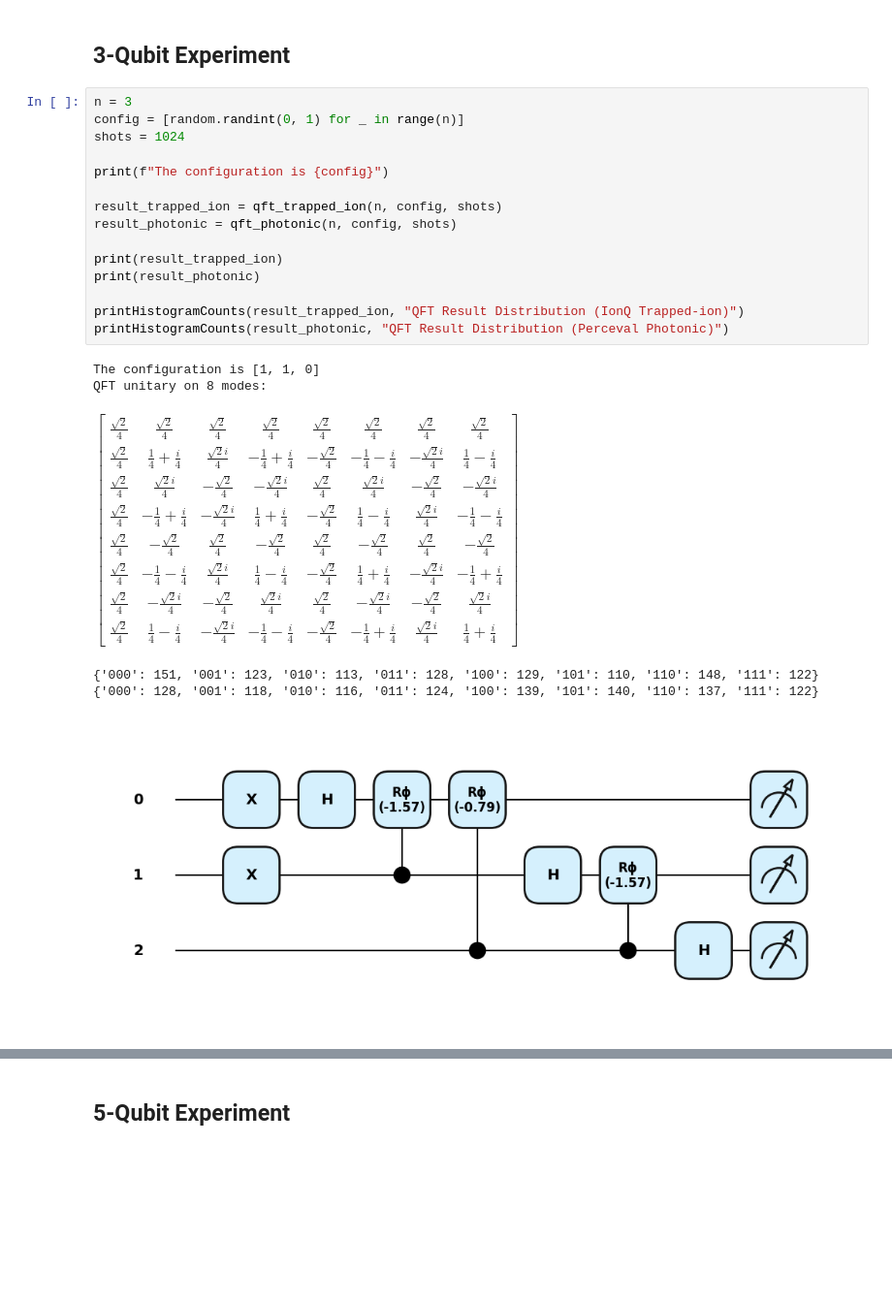
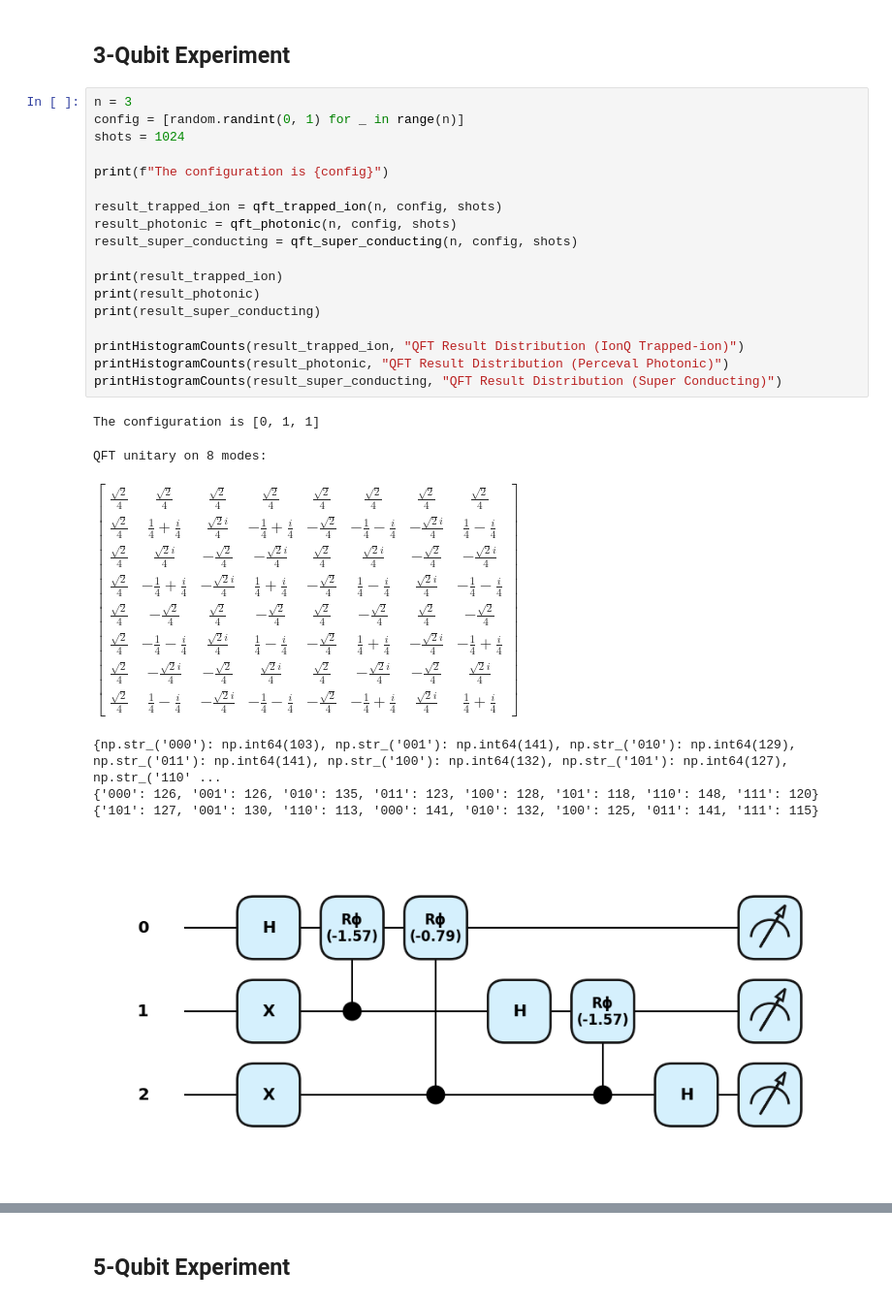
Before and after one commit to msoliviawatt/QFT-Cross-Verification, a Jupyter notebook: qft_verification.ipynb, the cells around one changed output, grey strips where cells are left out. Shown: that part at 97% size. Cells and saved outputs as stored; diff of their text form; blank space fills up the shorter version.

Commit message:
Add Superconducting QFT and update verification logic

```diff
--- a/qft_verification.ipynb
+++ b/qft_verification.ipynb
@@ -73,12 +74,15 @@ print(f"The configuration is {config}")
 
 result_trapped_ion = qft_trapped_ion(n, config, shots)
 result_photonic = qft_photonic(n, config, shots)
+result_super_conducting = qft_super_conducting(n, config, shots)
 
 print(result_trapped_ion)
 print(result_photonic)
+print(result_super_conducting)
 
 printHistogramCounts(result_trapped_ion, "QFT Result Distribution (IonQ Trapped-ion)")
 printHistogramCounts(result_photonic, "QFT Result Distribution (Perceval Photonic)")
+printHistogramCounts(result_super_conducting, "QFT Result Distribution (Super Conducting)")
 # %% [output]
-The configuration is [1, 1, 0]
-QFT unitary on 8 modes:
+The configuration is [0, 1, 1]
+QFT unitary on 8 modes:
@@ -86,3 +90,4 @@ $\displaystyle \left[\begin{matrix}\frac{\sqrt{2}}{4} & \frac{\sqrt{2}}{4} & \fr
-{'000': 151, '001': 123, '010': 113, '011': 128, '100': 129, '101': 110, '110': 148, '111': 122}
-{'000': 128, '001': 118, '010': 116, '011': 124, '100': 139, '101': 140, '110': 137, '111': 122}
+{np.str_('000'): np.int64(103), np.str_('001'): np.int64(141), np.str_('010'): np.int64(129), np.str_('011'): np.int64(141), np.str_('100'): np.int64(132), np.str_('101'): np.int64(127), np.str_('110' ...
+{'000': 126, '001': 126, '010': 135, '011': 123, '100': 128, '101': 118, '110': 148, '111': 120}
+{'101': 127, '001': 130, '110': 113, '000': 141, '010': 132, '100': 125, '011': 141, '111': 115}
-[figure, old version]
+[figure, new version]
```
Also changed, not shown: parts of 5 cells of this notebook, 1 other file.
